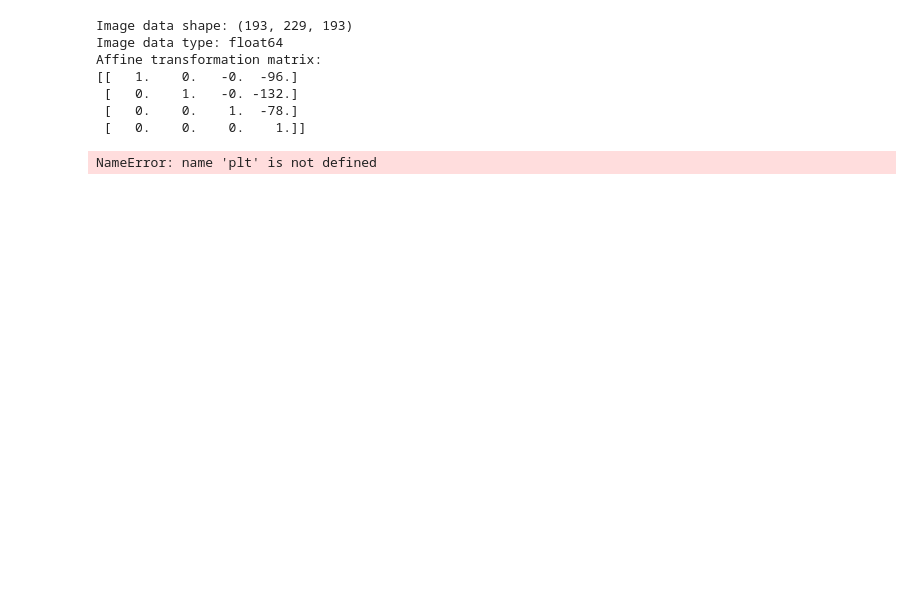
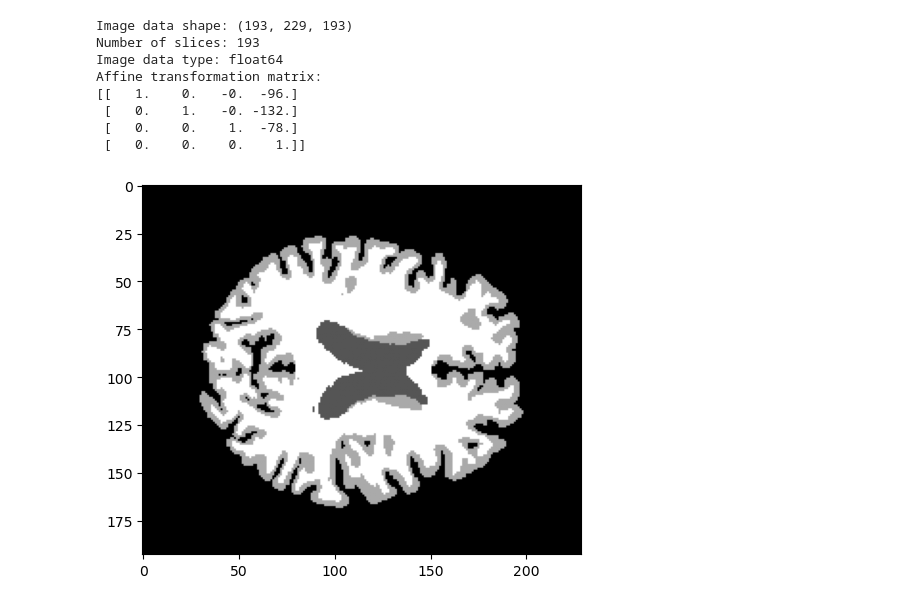
Before and after one commit to flippi321/NTNU-Master-Forprosjekt, a Jupyter notebook: test.ipynb, the cells around one changed output. Cells and saved outputs as stored; diff of their text form; code cells hidden in the pictures; blank space fills up the shorter version.

Commit message:
Added data gathering within IDUN

```diff
--- a/test.ipynb
+++ b/test.ipynb
@@ -4,7 +4,7 @@ import matplotlib.pyplot as plt
 import numpy as np
 # %%
 # Specify the path to your .nii file
-nii_file_path = 'data/00039_1_SEG_3_PREP_MNI.nii.gz'
+nii_file_path = '/cluster/projects/vc/data/mic/closed/MRI_HUNT/images/images_3D_preprocessed/HUNT4/00039/00039_1_SEG_3_PREP_MNI.nii.gz'
 
 # Load the NIfTI image
 img = nib.load(nii_file_path)
@@ -18,12 +18,16 @@ image_data = img.get_fdata()
 header = img.header
 affine = img.affine
 
+slices = image_data.shape[2]
+
 # Print some information (optional)
 print(f"Image data shape: {image_data.shape}")
+print(f"Number of slices: {slices}")
 print(f"Image data type: {image_data.dtype}")
 print(f"Affine transformation matrix:\n{affine}")
 # %% [output]
 Image data shape: (193, 229, 193)
+Number of slices: 193
 Image data type: float64
 Affine transformation matrix:
 [[   1.    0.   -0.  -96.]
@@ -31,8 +35,8 @@ Affine transformation matrix:
  [   0.    0.    1.  -78.]
  [   0.    0.    0.    1.]]
 # %%
-test = img.get_fdata()[:,:,69]  # Show Random slice
-plt.imshow(test)
+test = img.get_fdata()[:,:,100]  # Show Random slice
+plt.imshow(test, cmap='gray')
 plt.show()
 # %% [output]
-NameError: name 'plt' is not defined
+[figure, added]
```
Also changed, not shown: 3 other files.
